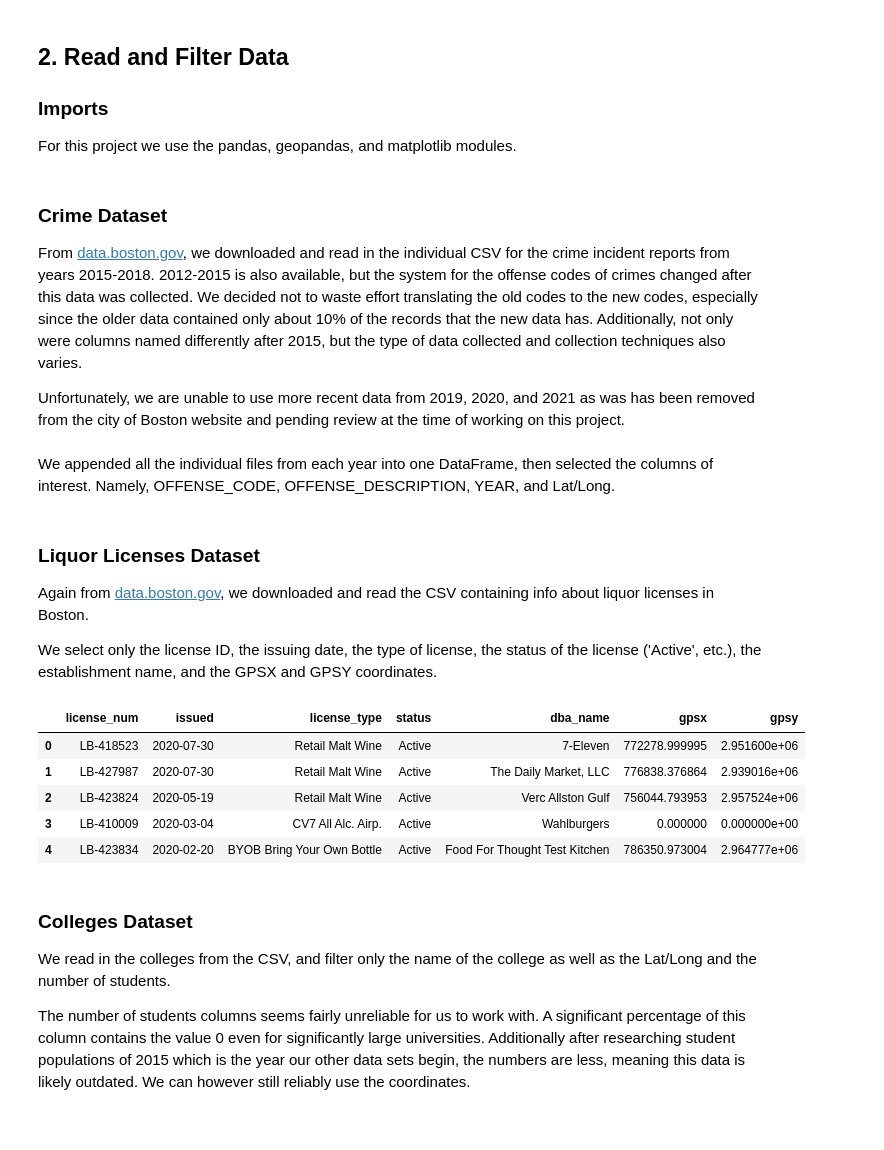
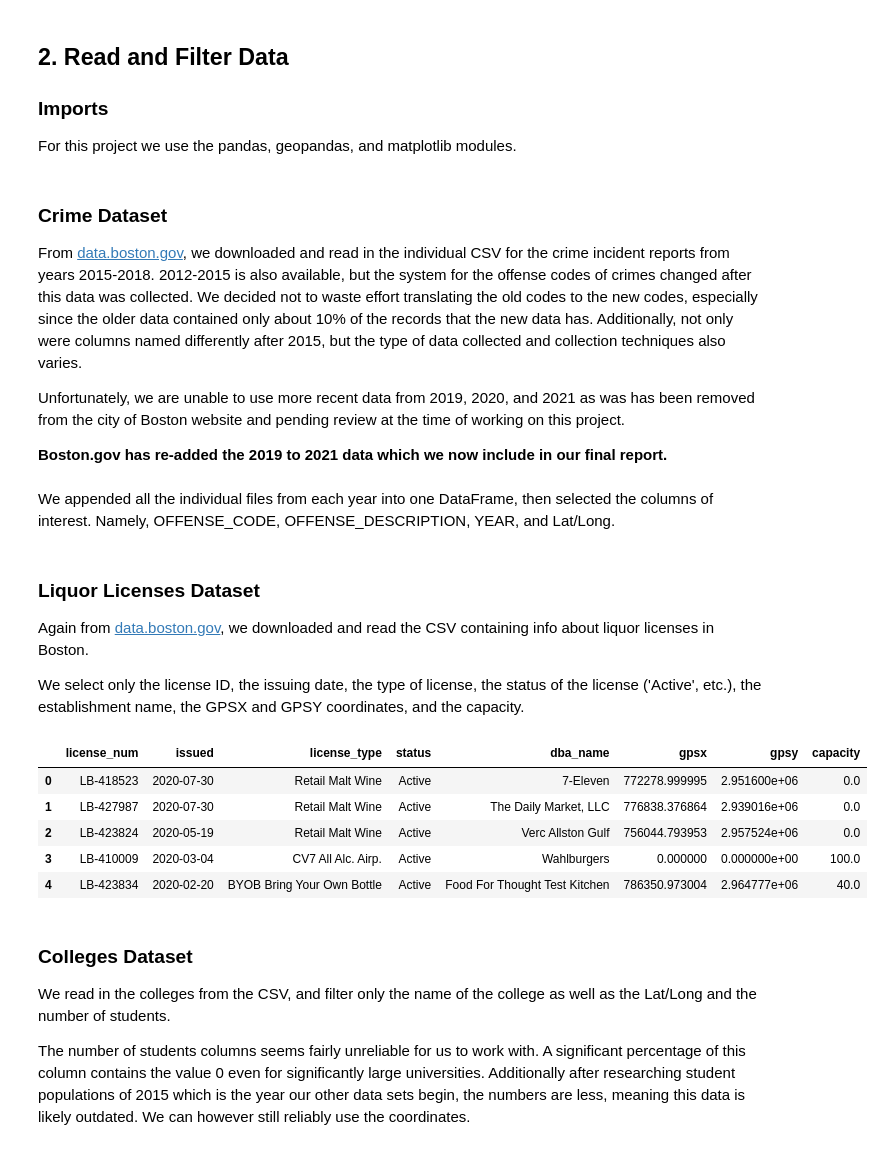
Before and after one commit to pickdani/Bostonography-Final, a Jupyter notebook: data-manipulation.ipynb, the cells around one changed output. Drawn from its saved outputs; the diff is of its cells as text; code cells hidden in the pictures.

```diff
--- a/data-manipulation.ipynb
+++ b/data-manipulation.ipynb
@@ -82,6 +82,8 @@ import matplotlib.pyplot as plt
 From [data.boston.gov](https://data.boston.gov/dataset/crime-incident-reports-august-2015-to-date-source-new-system), we downloaded and read in the individual CSV for the crime incident reports from years 2015-2018. 2012-2015 is also available, but the system for the offense codes of crimes changed after this data was collected. We decided not to waste effort translating the old codes to the new codes, especially since the older data contained only about 10% of the records that the new data has. Additionally, not only were columns named differently after 2015, but the type of data collected and collection techniques also varies.
 
 Unfortunately, we are unable to use more recent data from 2019, 2020, and 2021 as was has been removed from the city of Boston website and pending review at the time of working on this project.
+
+**Boston.gov has re-added the 2019 to 2021 data which we now include in our final report.**
 # %%
 crime_2015 = pd.read_csv('data/crime-incident-reports-2015.csv')
 crime_2016 = pd.read_csv('data/crime-incident-reports-2015.csv')
@@ -101,18 +109,18 @@ crime=crime[['OFFENSE_CODE', 'OFFENSE_DESCRIPTION', 'YEAR', 'Lat', 'Long']]
 
 Again from [data.boston.gov](https://data.boston.gov/dataset/liquor-licenses), we downloaded and read the CSV containing info about liquor licenses in Boston.
 
-We select only the license ID, the issuing date, the type of license, the status of the license ('Active', etc.), the establishment name, and the GPSX and GPSY coordinates.
+We select only the license ID, the issuing date, the type of license, the status of the license ('Active', etc.), the establishment name, the GPSX and GPSY coordinates, and the capacity.
 # %%
 alc = pd.read_csv('data/blb_section_12_alcohol.csv')
-alc=alc[['license_num', 'issued', 'license_type', 'status', 'dba_name', 'gpsx', 'gpsy']]
+alc=alc[['license_num', 'issued', 'license_type', 'status', 'dba_name', 'gpsx', 'gpsy', 'capacity']]
 alc.head()
 # %% [output]
-|  | license_num | issued | license_type | status | dba_name | gpsx | gpsy |
-| 0 | LB-418523 | 2020-07-30 | Retail Malt Wine | Active | 7-Eleven | 772278.999995 | 2.951600e+06 |
-| 1 | LB-427987 | 2020-07-30 | Retail Malt Wine | Active | The Daily Market, LLC | 776838.376864 | 2.939016e+06 |
-| 2 | LB-423824 | 2020-05-19 | Retail Malt Wine | Active | Verc Allston Gulf | 756044.793953 | 2.957524e+06 |
-| 3 | LB-410009 | 2020-03-04 | CV7 All Alc. Airp. | Active | Wahlburgers | 0.000000 | 0.000000e+00 |
-| 4 | LB-423834 | 2020-02-20 | BYOB Bring Your Own Bottle | Active | Food For Thought Test Kitchen | 786350.973004 | 2.964777e+06 |
+|  | license_num | issued | license_type | status | dba_name | gpsx | gpsy | capacity |
+| 0 | LB-418523 | 2020-07-30 | Retail Malt Wine | Active | 7-Eleven | 772278.999995 | 2.951600e+06 | 0.0 |
+| 1 | LB-427987 | 2020-07-30 | Retail Malt Wine | Active | The Daily Market, LLC | 776838.376864 | 2.939016e+06 | 0.0 |
+| 2 | LB-423824 | 2020-05-19 | Retail Malt Wine | Active | Verc Allston Gulf | 756044.793953 | 2.957524e+06 | 0.0 |
+| 3 | LB-410009 | 2020-03-04 | CV7 All Alc. Airp. | Active | Wahlburgers | 0.000000 | 0.000000e+00 | 100.0 |
+| 4 | LB-423834 | 2020-02-20 | BYOB Bring Your Own Bottle | Active | Food For Thought Test Kitchen | 786350.973004 | 2.964777e+06 | 40.0 |
 # %% [markdown]
 ### Colleges Dataset
 
```
Also changed, not shown: parts of 17 cells of this notebook, 4 other files.
